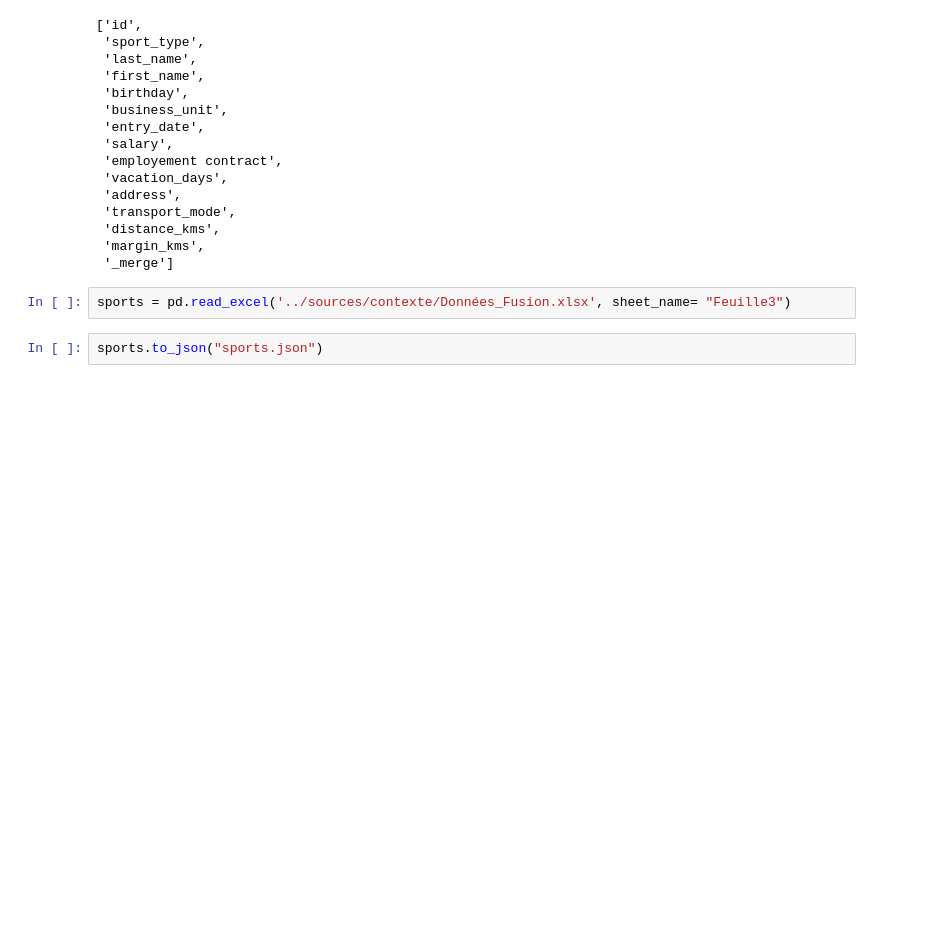
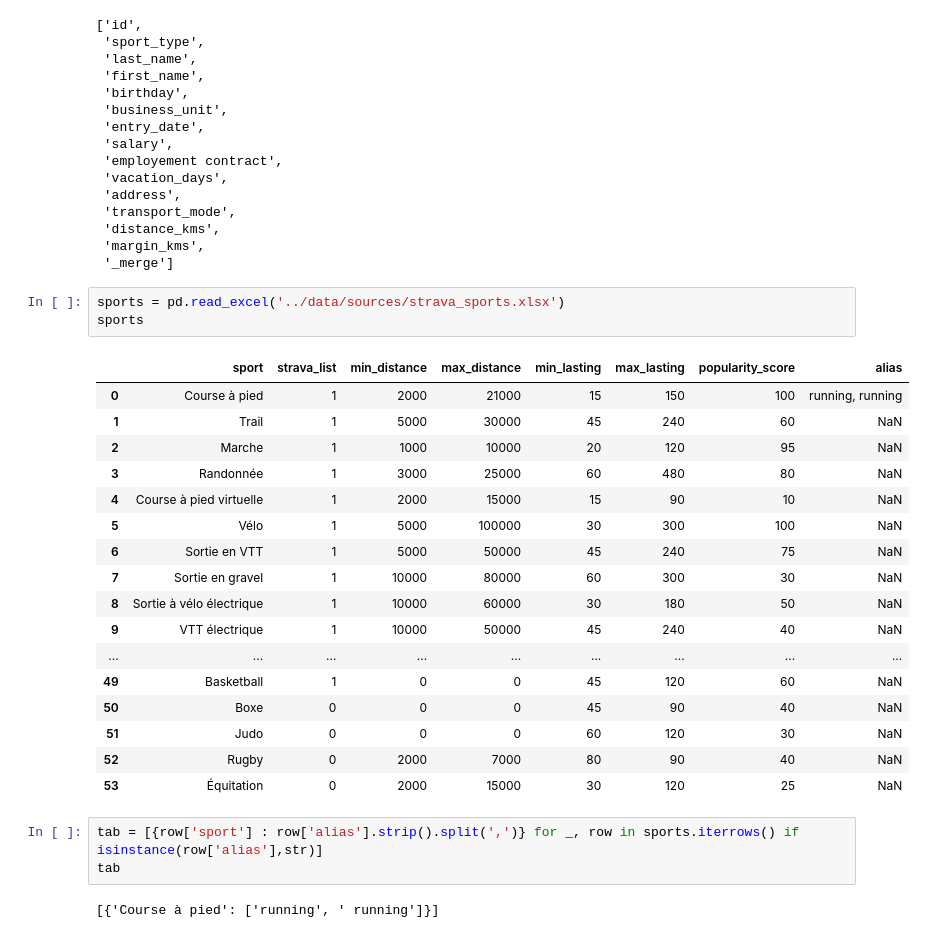
Before and after one commit to day811/OCDE-P12, a Jupyter notebook: notebooks/explore.ipynb, the cells around one changed output. Saved outputs shown, nothing was run; the diff lists cells and outputs as text; blank space fills up the shorter version.

```diff
--- a/notebooks/explore.ipynb
+++ b/notebooks/explore.ipynb
@@ -182,6 +183,28 @@ df_extra_declared_sports.columns.to_list()
  'margin_kms',
  '_merge']
 # %%
-sports = pd.read_excel('../sources/contexte/Données_Fusion.xlsx', sheet_name= "Feuille3")
+sports = pd.read_excel('../data/sources/strava_sports.xlsx')
+sports
+# %% [output]
+|  | sport | strava_list | min_distance | max_distance | min_lasting | max_lasting | popularity_score | alias |
+| 0 | Course à pied | 1 | 2000 | 21000 | 15 | 150 | 100 | running, running |
+| 1 | Trail | 1 | 5000 | 30000 | 45 | 240 | 60 | NaN |
+| 2 | Marche | 1 | 1000 | 10000 | 20 | 120 | 95 | NaN |
+| 3 | Randonnée | 1 | 3000 | 25000 | 60 | 480 | 80 | NaN |
+| 4 | Course à pied virtuelle | 1 | 2000 | 15000 | 15 | 90 | 10 | NaN |
+| 5 | Vélo | 1 | 5000 | 100000 | 30 | 300 | 100 | NaN |
+| 6 | Sortie en VTT | 1 | 5000 | 50000 | 45 | 240 | 75 | NaN |
+| 7 | Sortie en gravel | 1 | 10000 | 80000 | 60 | 300 | 30 | NaN |
+| 8 | Sortie à vélo électrique | 1 | 10000 | 60000 | 30 | 180 | 50 | NaN |
+| 9 | VTT électrique | 1 | 10000 | 50000 | 45 | 240 | 40 | NaN |
+| ... | ... | ... | ... | ... | ... | ... | ... | ... |
+| 49 | Basketball | 1 | 0 | 0 | 45 | 120 | 60 | NaN |
+| 50 | Boxe | 0 | 0 | 0 | 45 | 90 | 40 | NaN |
+| 51 | Judo | 0 | 0 | 0 | 60 | 120 | 30 | NaN |
+| 52 | Rugby | 0 | 2000 | 7000 | 80 | 90 | 40 | NaN |
+| 53 | Équitation | 0 | 2000 | 15000 | 30 | 120 | 25 | NaN |
-# %%
-sports.to_json("sports.json")
+# %%
+tab = [{row['sport'] : row['alias'].strip().split(',')} for _, row in sports.iterrows() if isinstance(row['alias'],str)]
+tab
+# %% [output]
+[{'Course à pied': ['running', ' running']}]
```
Also changed, not shown: parts of 19 cells of this notebook.
